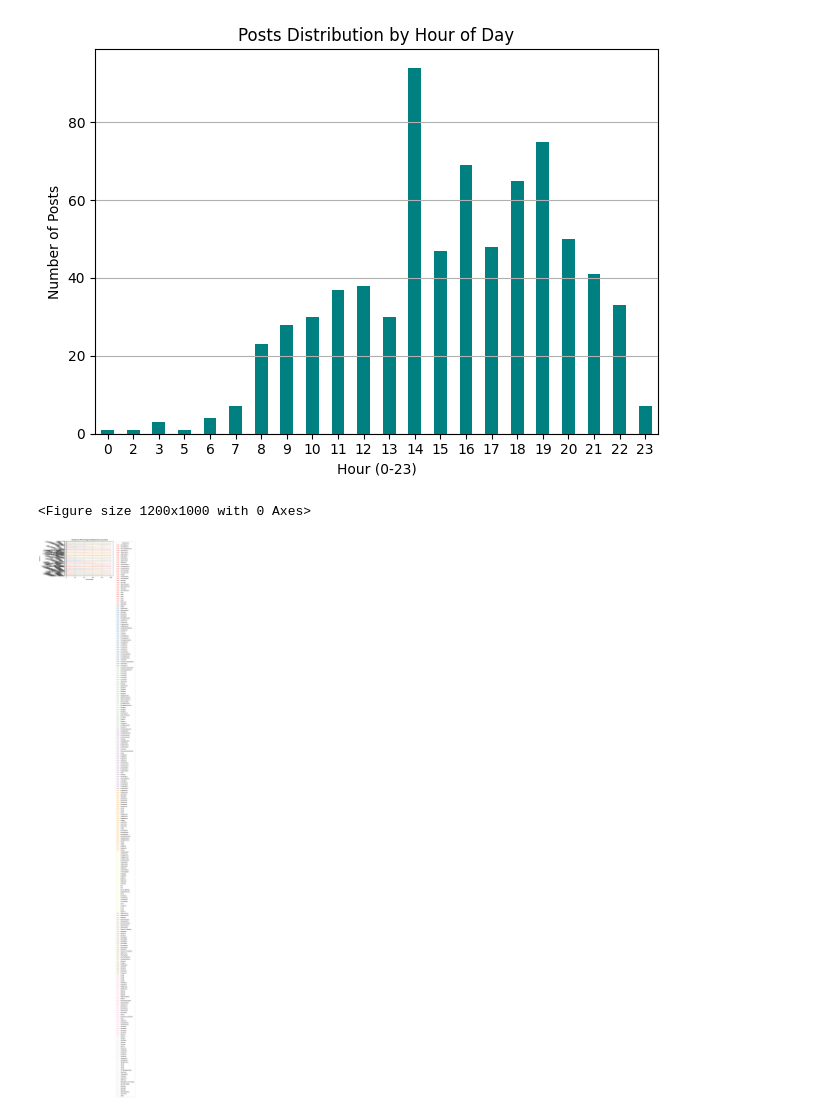
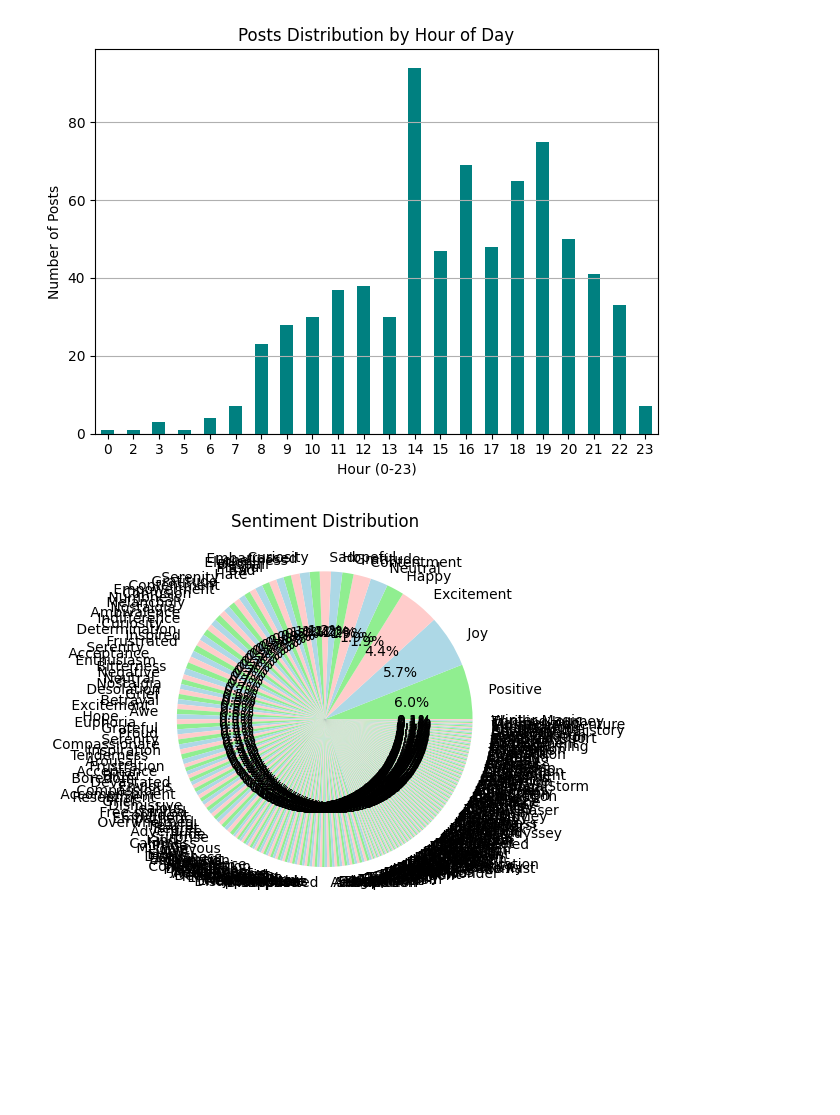
Before and after one commit to rath-anshuman/sentiment_analysis-CL4, a Jupyter notebook: analysis.ipynb, the cells around one changed output. Drawn from its saved outputs; the diff is of its cells as text; code cells hidden in the pictures; blank space fills up the shorter version.

```diff
--- a/analysis.ipynb
+++ b/analysis.ipynb
@@ -102,31 +118,12 @@ plt.tight_layout()
 plt.show()
 # %% [output]
 [figure]
-# %%
-import seaborn as sns
-
-# Calculate % distribution of sentiments per country
-sentiment_pct = (
-    df.groupby(['Country', 'Sentiment'])
-    .size()
-    .groupby(level=0)
-    .apply(lambda x: (x / x.sum()) * 100)
-    .unstack()
-    .fillna(0)
-    .sort_index()
-)
-
-# Plot horizontally with seaborn for better control
-plt.figure(figsize=(12, 10))
-sentiment_pct.plot(kind='barh', stacked=True, colormap='Pastel1')
-
-plt.title("Sentiment Percentage Distribution by Country")
-plt.xlabel("Percentage")
-plt.ylabel("Country")
-plt.legend(title="Sentiment", bbox_to_anchor=(1.05, 1), loc='upper left')
-plt.tight_layout()
-plt.grid(axis='x')
-plt.show()
-# %% [output]
-<Figure size 1200x1000 with 0 Axes>
-[figure, removed]
+# %%
+sentiment_counts = df['Sentiment'].value_counts()
+# %%
+sentiment_counts.plot(kind='pie', autopct='%1.1f%%', colors=['#90ee90', '#add8e6', '#ffcccb'])
+plt.title('Sentiment Distribution')
+plt.ylabel('')
+plt.show()
+# %% [output]
+[figure, added]
```
Also changed, not shown: parts of 21 cells of this notebook, 1 other file.
